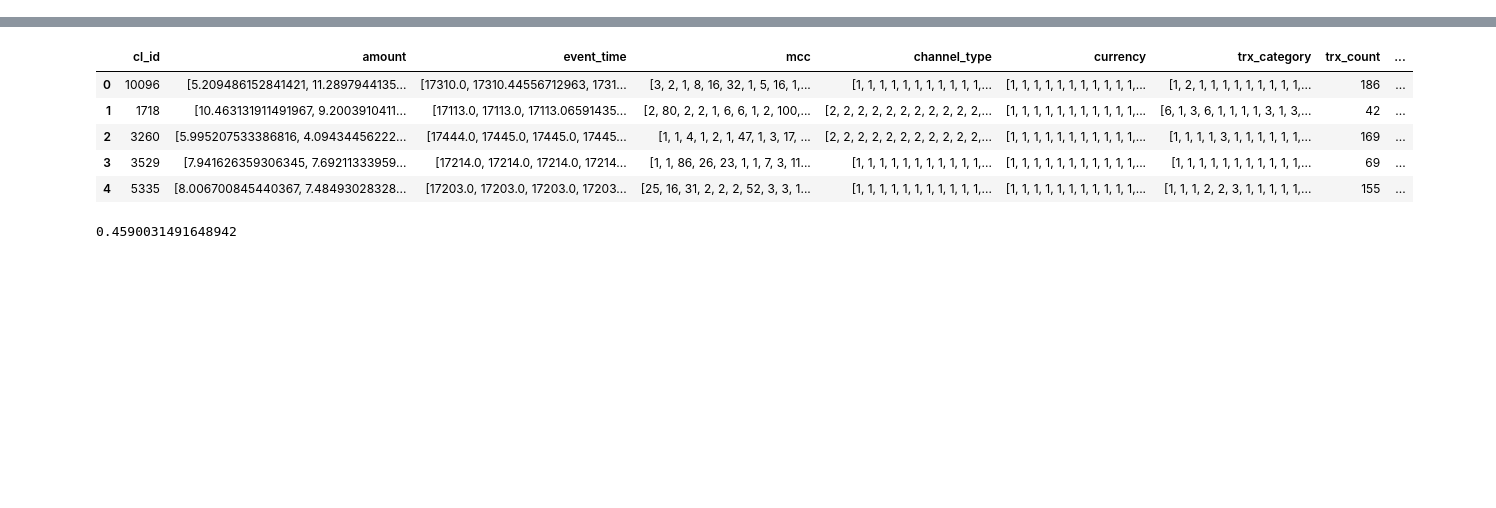
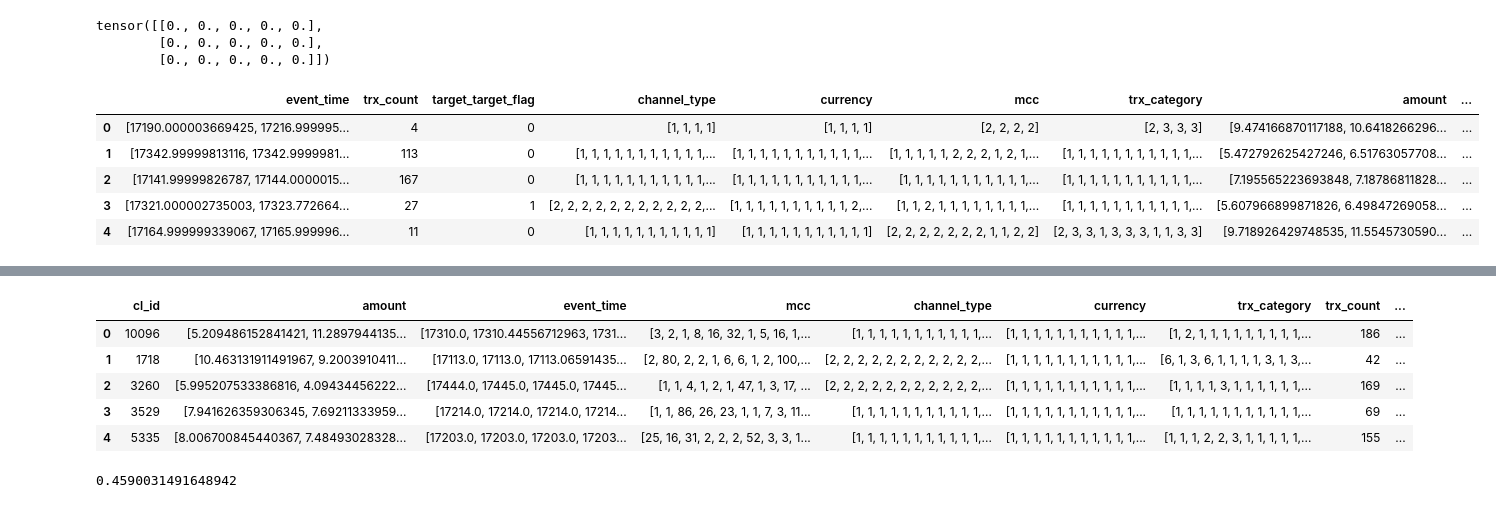
Before and after one commit to VityaVitalich/MLEM, a Jupyter notebook: experiments/rosbank/notebooks/testing.ipynb, the cells around one changed output, grey strips where cells are left out. Drawn from its saved outputs; the diff is of its cells as text; code cells hidden in the pictures; blank space fills up the shorter version.

```diff
--- a/experiments/rosbank/notebooks/testing.ipynb
+++ b/experiments/rosbank/notebooks/testing.ipynb
@@ -48,3 +52,21 @@ from sklearn.metrics import roc_auc_score
+# %%
+torch.nn.functional.cosine_embedding_loss(x1.view(3*5, -1), x2.view(3*5, -1), target, reduction='none').view(3,5)
+# %% [output]
+tensor([[0., 0., 0., 0., 0.],
+        [0., 0., 0., 0., 0.],
+        [0., 0., 0., 0., 0.]])
 # %%
 conf = data_configs()
 model_conf = model_configs()
+# %%
+df1 = pd.read_parquet('/home/event_seq/experiments/rosbank/gen/ckpt/generated_data/test_2023-10-23_16:29:52')
+df2 = pd.read_parquet('/home/event_seq/experiments/rosbank/gen/ckpt/generated_data/test_2023-10-23_16:26:38')
+# %%
+df1.head()
+# %% [output]
+|  | event_time | trx_count | target_target_flag | channel_type | currency | mcc | trx_category | amount | ... |
+| 0 | [17190.000003669425, 17216.999995... | 4 | 0 | [1, 1, 1, 1] | [1, 1, 1, 1] | [2, 2, 2, 2] | [2, 3, 3, 3] | [9.474166870117188, 10.6418266296... | ... |
+| 1 | [17342.99999813116, 17342.9999981... | 113 | 0 | [1, 1, 1, 1, 1, 1, 1, 1, 1, 1, 1,... | [1, 1, 1, 1, 1, 1, 1, 1, 1, 1, 1,... | [1, 1, 1, 1, 1, 2, 2, 2, 1, 2, 1,... | [1, 1, 1, 1, 1, 1, 1, 1, 1, 1, 1,... | [5.472792625427246, 6.51763057708... | ... |
+| 2 | [17141.99999826787, 17144.0000015... | 167 | 0 | [1, 1, 1, 1, 1, 1, 1, 1, 1, 1, 1,... | [1, 1, 1, 1, 1, 1, 1, 1, 1, 1, 1,... | [1, 1, 1, 1, 1, 1, 1, 1, 1, 1, 1,... | [1, 1, 1, 1, 1, 1, 1, 1, 1, 1, 1,... | [7.195565223693848, 7.18786811828... | ... |
+| 3 | [17321.000002735003, 17323.772664... | 27 | 1 | [2, 2, 2, 2, 2, 2, 2, 2, 2, 2, 2,... | [1, 1, 1, 1, 1, 1, 1, 1, 1, 1, 2,... | [1, 1, 2, 1, 1, 1, 1, 1, 1, 1, 1,... | [1, 1, 1, 1, 1, 1, 1, 1, 1, 1, 1,... | [5.607966899871826, 6.49847269058... | ... |
+| 4 | [17164.999999339067, 17165.999996... | 11 | 0 | [1, 1, 1, 1, 1, 1, 1, 1, 1, 1, 1] | [1, 1, 1, 1, 1, 1, 1, 1, 1, 1, 1] | [2, 2, 2, 2, 2, 2, 2, 1, 1, 2, 2] | [2, 3, 3, 1, 3, 3, 3, 1, 1, 3, 3] | [9.718926429748535, 11.5545730590... | ... |
```
Also changed, not shown: parts of 2 cells of this notebook, 11 other files.
